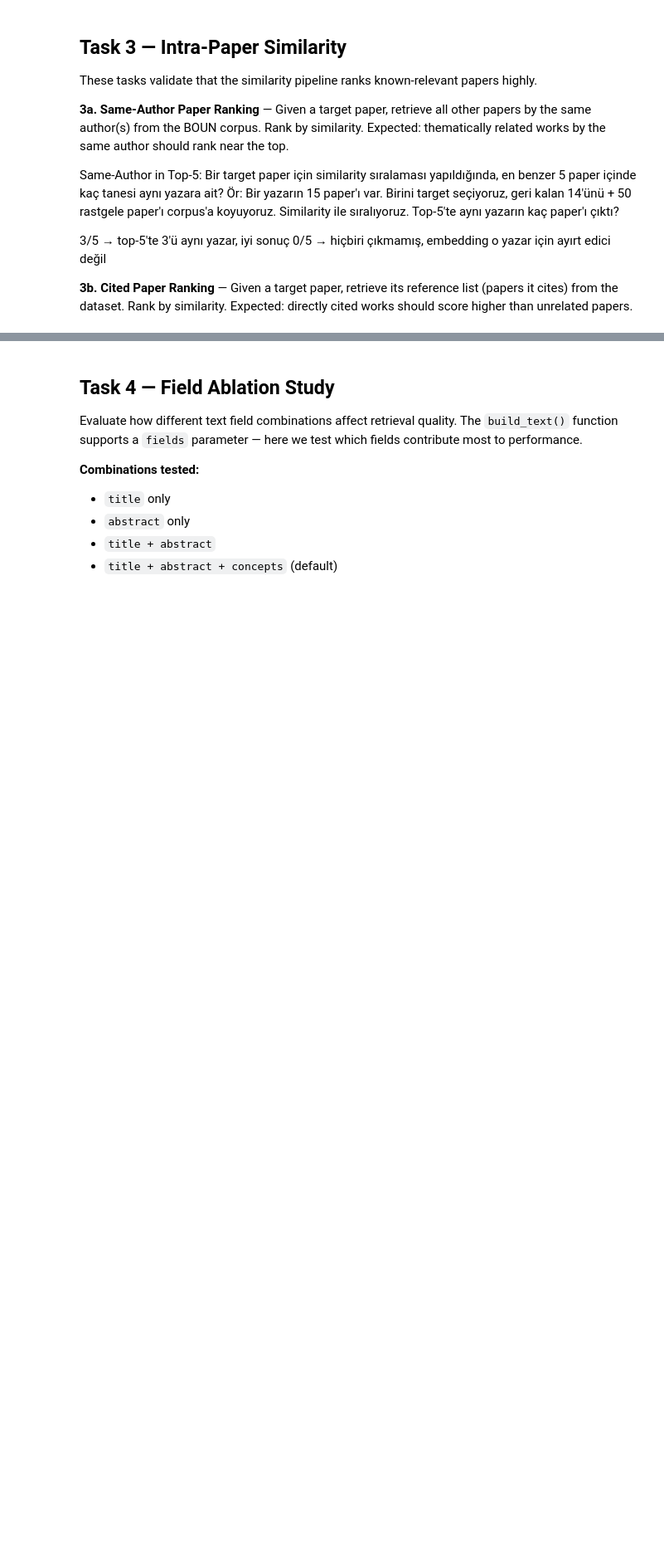
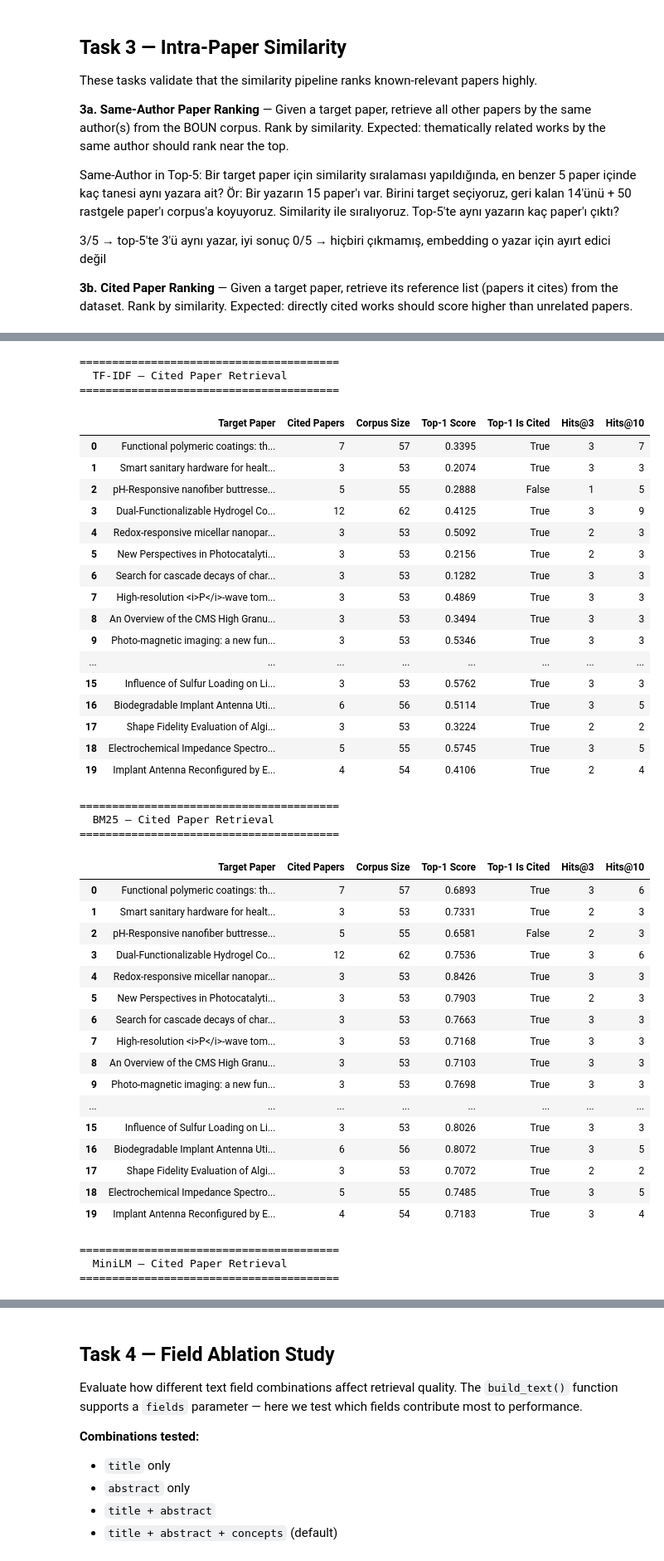
Before and after one commit to senaoz/SWE-599, a Jupyter notebook: similarity_evaluation.ipynb, the cells around one changed output, grey strips where cells are left out. Shown at 83% size. Drawn from its saved outputs; the diff is of its cells as text; code cells hidden in the pictures; blank space fills up the shorter version.

```diff
--- a/similarity_evaluation.ipynb
+++ b/similarity_evaluation.ipynb
@@ -1000,6 +1021,6 @@ print(f"Papers with ≥3 in-corpus references: {len(papers_with_refs)}")
 # %%
-# --- Task 3a: Same-Author Paper Ranking (ALL methods) ---
-TASK3_METHODS = ['tfidf', 'bm25', 'minilm', 'specter2']  # exclude hybrid (too slow for per-query eval)
+# --- Task 3a: Same-Author Paper Ranking ---
+TASK3_METHODS = ['tfidf', 'bm25', 'minilm']  # exclude 'specter2' - hybrid (too slow for per-query eval)
 cache_3a = os.path.join(CACHE_DIR, "results_3a_all.pkl")
 
 if os.path.exists(cache_3a):
@@ -1216,0 +1264,68 @@ for method in TASK3_METHODS:
+# %%
+# --- Task 3b: Detailed per-query table ---
+for method in TASK3_METHODS:
+    rows = []
+    for res in task3b_results[method]:
+        ranked = res['ranked']
+        top1_score = ranked[0][2] if ranked else None
+        top1_is_cited = ranked[0][1] if ranked else None
+        hits_3 = sum(1 for _, ic, _ in ranked[:3] if ic)
+        hits_10 = sum(1 for _, ic, _ in ranked[:10] if ic)
+        rows.append({
+            'Target Paper': res['target_title'][:80],
+            'Cited Papers': res['n_cited'],
+            'Corpus Size': res['n_corpus'],
+            'Top-1 Score': round(top1_score, 4) if top1_score is not None else None,
+            'Top-1 Is Cited': top1_is_cited,
+            'Hits@3': hits_3,
+            'Hits@10': hits_10,
+        })
+    df_table = pd.DataFrame(rows)
+    print(f"\n{'='*40}")
+    print(f"  {method_labels[method]} — Cited Paper Retrieval")
+    print(f"{'='*40}")
+    display(df_table)
+# %% [output]
+========================================
+  TF-IDF — Cited Paper Retrieval
+========================================
+|  | Target Paper | Cited Papers | Corpus Size | Top-1 Score | Top-1 Is Cited | Hits@3 | Hits@10 |
+| 0 | Functional polymeric coatings: th... | 7 | 57 | 0.3395 | True | 3 | 7 |
+| 1 | Smart sanitary hardware for healt... | 3 | 53 | 0.2074 | True | 3 | 3 |
+| 2 | pH-Responsive nanofiber buttresse... | 5 | 55 | 0.2888 | False | 1 | 5 |
+| 3 | Dual-Functionalizable Hydrogel Co... | 12 | 62 | 0.4125 | True | 3 | 9 |
+| 4 | Redox-responsive micellar nanopar... | 3 | 53 | 0.5092 | True | 2 | 3 |
+| 5 | New Perspectives in Photocatalyti... | 3 | 53 | 0.2156 | True | 2 | 3 |
+| 6 | Search for cascade decays of char... | 3 | 53 | 0.1282 | True | 3 | 3 |
+| 7 | High-resolution <i>P</i>-wave tom... | 3 | 53 | 0.4869 | True | 3 | 3 |
+| 8 | An Overview of the CMS High Granu... | 3 | 53 | 0.3494 | True | 3 | 3 |
+| 9 | Photo‐magnetic imaging: a new fun... | 3 | 53 | 0.5346 | True | 3 | 3 |
+| ... | ... | ... | ... | ... | ... | ... | ... |
+| 15 | Influence of Sulfur Loading on Li... | 3 | 53 | 0.5762 | True | 3 | 3 |
+| 16 | Biodegradable Implant Antenna Uti... | 6 | 56 | 0.5114 | True | 3 | 5 |
+| 17 | Shape Fidelity Evaluation of Algi... | 3 | 53 | 0.3224 | True | 2 | 2 |
+| 18 | Electrochemical Impedance Spectro... | 5 | 55 | 0.5745 | True | 3 | 5 |
+| 19 | Implant Antenna Reconfigured by E... | 4 | 54 | 0.4106 | True | 2 | 4 |
+========================================
+  BM25 — Cited Paper Retrieval
+========================================
+|  | Target Paper | Cited Papers | Corpus Size | Top-1 Score | Top-1 Is Cited | Hits@3 | Hits@10 |
+| 0 | Functional polymeric coatings: th... | 7 | 57 | 0.6893 | True | 3 | 6 |
+| 1 | Smart sanitary hardware for healt... | 3 | 53 | 0.7331 | True | 2 | 3 |
+| 2 | pH-Responsive nanofiber buttresse... | 5 | 55 | 0.6581 | False | 2 | 3 |
+| 3 | Dual-Functionalizable Hydrogel Co... | 12 | 62 | 0.7536 | True | 3 | 6 |
+| 4 | Redox-responsive micellar nanopar... | 3 | 53 | 0.8426 | True | 3 | 3 |
+| 5 | New Perspectives in Photocatalyti... | 3 | 53 | 0.7903 | True | 2 | 3 |
+| 6 | Search for cascade decays of char... | 3 | 53 | 0.7663 | True | 3 | 3 |
+| 7 | High-resolution <i>P</i>-wave tom... | 3 | 53 | 0.7168 | True | 3 | 3 |
+| 8 | An Overview of the CMS High Granu... | 3 | 53 | 0.7103 | True | 3 | 3 |
+| 9 | Photo‐magnetic imaging: a new fun... | 3 | 53 | 0.7698 | True | 3 | 3 |
+| ... | ... | ... | ... | ... | ... | ... | ... |
+| 15 | Influence of Sulfur Loading on Li... | 3 | 53 | 0.8026 | True | 3 | 3 |
+| 16 | Biodegradable Implant Antenna Uti... | 6 | 56 | 0.8072 | True | 3 | 5 |
+| 17 | Shape Fidelity Evaluation of Algi... | 3 | 53 | 0.7072 | True | 2 | 2 |
+| 18 | Electrochemical Impedance Spectro... | 5 | 55 | 0.7485 | True | 3 | 5 |
+| 19 | Implant Antenna Reconfigured by E... | 4 | 54 | 0.7183 | True | 3 | 4 |
+========================================
+  MiniLM — Cited Paper Retrieval
+========================================
```
Also changed, not shown: parts of 17 cells of this notebook, 5 other files.
